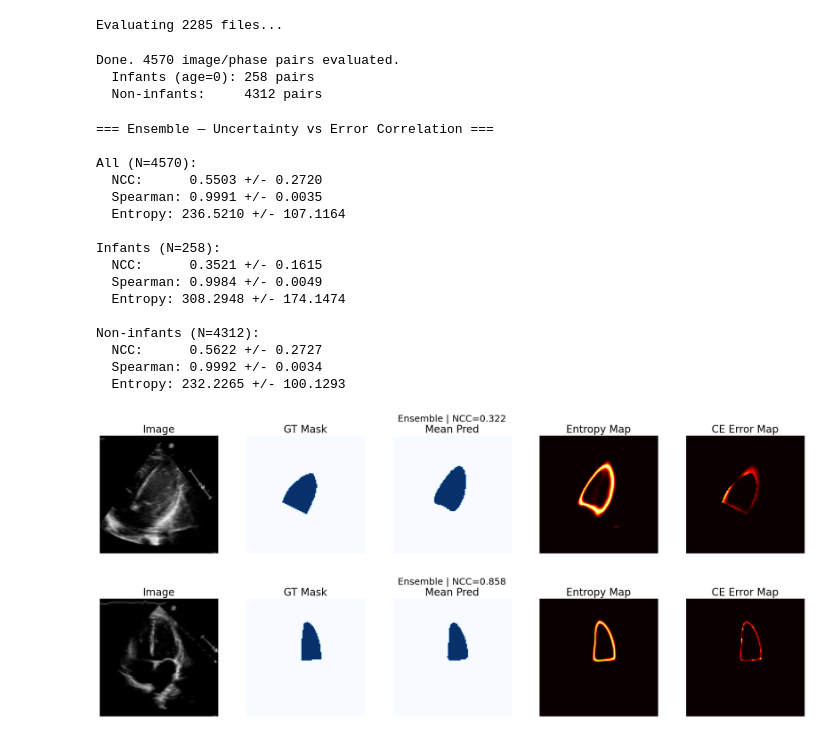
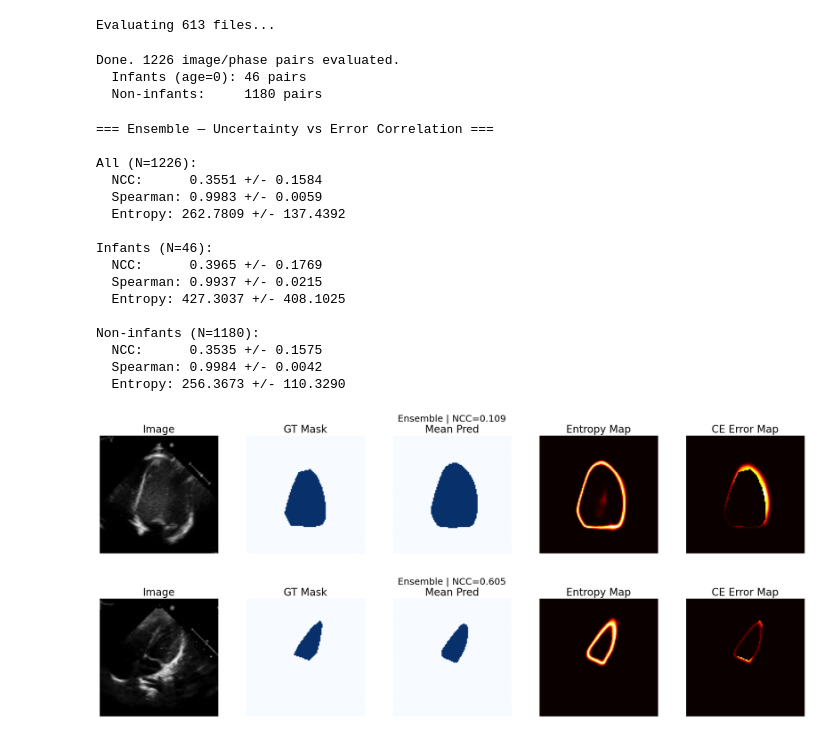
Before and after one commit to paulkogni/echonet, a Jupyter notebook: exp/exp030_uncertainty_corr_ens.ipynb, the cells around one changed output. Cells and saved outputs as stored; diff of their text form; code cells hidden in the pictures.

```diff
--- a/exp/exp030_uncertainty_corr_ens.ipynb
+++ b/exp/exp030_uncertainty_corr_ens.ipynb
@@ -9,11 +9,19 @@ import matplotlib.pyplot as plt
 
 np.random.seed(42)
 # %%
+# # path_to_data_test = '/home/paul/Desktop/data_ped_unc/echonet_ped_preprocessed/TEST/'
+# path_to_data_test = '/home/paul/Desktop/data_ped_unc/echonet_ped_preprocessed/TRAIN/'
+# # path_to_data_inf  = '/home/paul/Desktop/data_ped_unc/predictions/ens/'
+# path_to_data_inf  = '/home/paul/Desktop/data_ped_unc/predictions/ens/train/'
+# path_to_csv       = '/home/paul/Desktop/data_ped_unc/echonet_ped_preprocessed/FileList.csv'
+
+
 # path_to_data_test = '/home/paul/Desktop/data_ped_unc/echonet_ped_preprocessed/TEST/'
-path_to_data_test = '/home/paul/Desktop/data_ped_unc/echonet_ped_preprocessed/TRAIN/'
+path_to_data_test = '/home/paul/Downloads/echonet_ped_preprocessed/TEST/'
+path_to_data_val  = '/home/paul/Downloads/echonet_ped_preprocessed/VAL/'
 # path_to_data_inf  = '/home/paul/Desktop/data_ped_unc/predictions/ens/'
-path_to_data_inf  = '/home/paul/Desktop/data_ped_unc/predictions/ens/train/'
-path_to_csv       = '/home/paul/Desktop/data_ped_unc/echonet_ped_preprocessed/FileList.csv'
+path_to_data_inf  = '/home/paul/Desktop/predictions/ens/'
+path_to_csv       = '/home/paul/Downloads/econet_ped/echonetpediatric/pediatric_echo_avi/pediatric_echo_avi/A4C/FileList.csv'
 
 model_name = 'Ensemble'
 
@@ -80,9 +88,16 @@ print(f'Evaluating {len(file_names)} files...')
 
 for file in tqdm(file_names):
     inf_path = os.path.join(path_to_data_inf, file)
-    gt_path  = os.path.join(path_to_data_test, file)
 
-    if not os.path.exists(gt_path):
+    gt_path_test = os.path.join(path_to_data_test, file)
+    gt_path_val  = os.path.join(path_to_data_val,  file)
+    if os.path.exists(gt_path_test):
+        gt_path = gt_path_test
+        split   = 'TEST'
+    elif os.path.exists(gt_path_val):
+        gt_path = gt_path_val
+        split   = 'VAL'
+    else:
         continue
 
     # Look up age from CSV (filename in CSV is .avi, on disk it is .h5)
@@ -112,6 +127,7 @@ for file in tqdm(file_names):
 
             rows.append({
                 'file':      file,
+                'split':     split,
                 'phase':     phase,
                 'age':       age,
                 'age_group': age_group,
@@ -127,10 +143,10 @@ print(f'Done. {len(df)} image/phase pairs evaluated.')
 print(f'  Infants (age=0): {n_inf} pairs')
 print(f'  Non-infants:     {n_non} pairs')
 # %% [output]
-Evaluating 2285 files...
+Evaluating 613 files...
-Done. 4570 image/phase pairs evaluated.
-  Infants (age=0): 258 pairs
-  Non-infants:     4312 pairs
+Done. 1226 image/phase pairs evaluated.
+  Infants (age=0): 46 pairs
+  Non-infants:     1180 pairs
 # %%
 print(f'=== {model_name} — Uncertainty vs Error Correlation ===\n')
 
@@ -149,55 +165,64 @@ for label, sub in groups:
 # %% [output]
 === Ensemble — Uncertainty vs Error Correlation ===
 
-All (N=4570):
-  NCC:      0.5503 +/- 0.2720
-  Spearman: 0.9991 +/- 0.0035
-  Entropy: 236.5210 +/- 107.1164
+All (N=1226):
+  NCC:      0.3551 +/- 0.1584
+  Spearman: 0.9983 +/- 0.0059
+  Entropy: 262.7809 +/- 137.4392
 
-Infants (N=258):
-  NCC:      0.3521 +/- 0.1615
-  Spearman: 0.9984 +/- 0.0049
-  Entropy: 308.2948 +/- 174.1474
+Infants (N=46):
+  NCC:      0.3965 +/- 0.1769
+  Spearman: 0.9937 +/- 0.0215
+  Entropy: 427.3037 +/- 408.1025
 
-Non-infants (N=4312):
-  NCC:      0.5622 +/- 0.2727
-  Spearman: 0.9992 +/- 0.0034
-  Entropy: 232.2265 +/- 100.1293
+Non-infants (N=1180):
+  NCC:      0.3535 +/- 0.1575
+  Spearman: 0.9984 +/- 0.0042
+  Entropy: 256.3673 +/- 110.3290
 # %%
 def plot_example(sample, save_path=None):
-    with h5py.File(os.path.join(path_to_data_inf,  sample['file']), 'r') as inf_f, \
-         h5py.File(os.path.join(path_to_data_test, sample['file']), 'r') as gt_f:
+    gt_path_test = os.path.join(path_to_data_test, sample['file'])
+    gt_path_val  = os.path.join(path_to_data_val,  sample['file'])
+    if os.path.exists(gt_path_test):
+        gt_path = gt_path_test
+    elif os.path.exists(gt_path_val):
+        gt_path = gt_path_val
+    else:
+        raise FileNotFoundError(f"Ground truth not found for {sample['file']}")
+
+    with h5py.File(os.path.join(path_to_data_inf, sample['file']), 'r') as inf_f, \
+         h5py.File(gt_path, 'r') as gt_f:
         logits_arr = inf_f[sample['phase']]['logits'][()]
         gt_mask    = gt_f[sample['phase']]['mask'][()].astype(int)
         img        = gt_f[sample['phase']]['image'][()]
 
     mean_probs = to_mean_probs(logits_arr, is_softmax=is_softmax)
     ent  = entropy_map(mean_probs)
     err  = ce_error_map(mean_probs, gt_mask)
     pred = np.argmax(mean_probs, axis=0)
 
     fig, axes = plt.subplots(1, 5, figsize=(20, 4))
     axes[0].imshow(img,     cmap='gray');  axes[0].set_title('Image', fontsize=20);        axes[0].axis('off')
     axes[1].imshow(gt_mask, cmap='Blues'); axes[1].set_title('GT Mask', fontsize=20);      axes[1].axis('off')
     axes[2].imshow(pred,    cmap='Blues'); axes[2].set_title('Mean Pred', fontsize=20);    axes[2].axis('off')
     axes[3].imshow(ent,     cmap='hot');   axes[3].set_title('Entropy Map', fontsize=20);  axes[3].axis('off')
     axes[4].imshow(err,     cmap='hot');   axes[4].set_title('CE Error Map', fontsize=20); axes[4].axis('off')
     # fig.suptitle(f'{title_prefix} | {model_name} | {sample["file"]} | {sample["phase"].upper()} '
                 #  f'| NCC={sample["ncc"]:.3f}')
     fig.suptitle(f'Ensemble | NCC={sample["ncc"]:.3f}', size=18)
     plt.tight_layout()
     # if save_path:
     #     plt.savefig(f'{save_path}.pdf')
     plt.show()
 
 
 
 np.random.seed(0)
 infant_sample     = df[df['age_group'] == 'infant'].sample(10).iloc[2]
 non_infant_sample = df[df['age_group'] == 'non-infant'].sample(1).iloc[0]
 
 plot_example(infant_sample, 'ensemble')
 plot_example(non_infant_sample)
 # %% [output]
-[figure, old version]
+[figure, new version]
-[figure, old version]
+[figure, new version]
```
Also changed, not shown: parts of 1 cell of this notebook, 9 other files.
